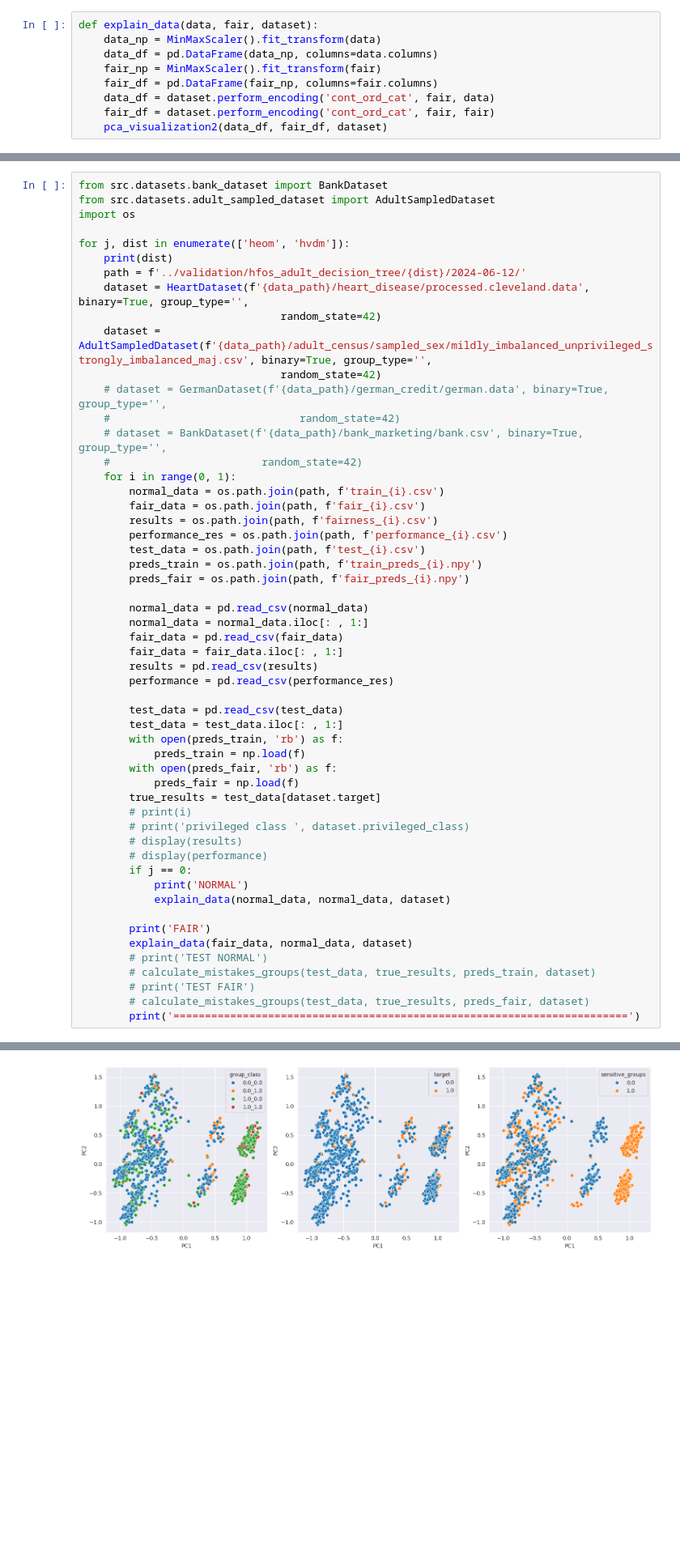
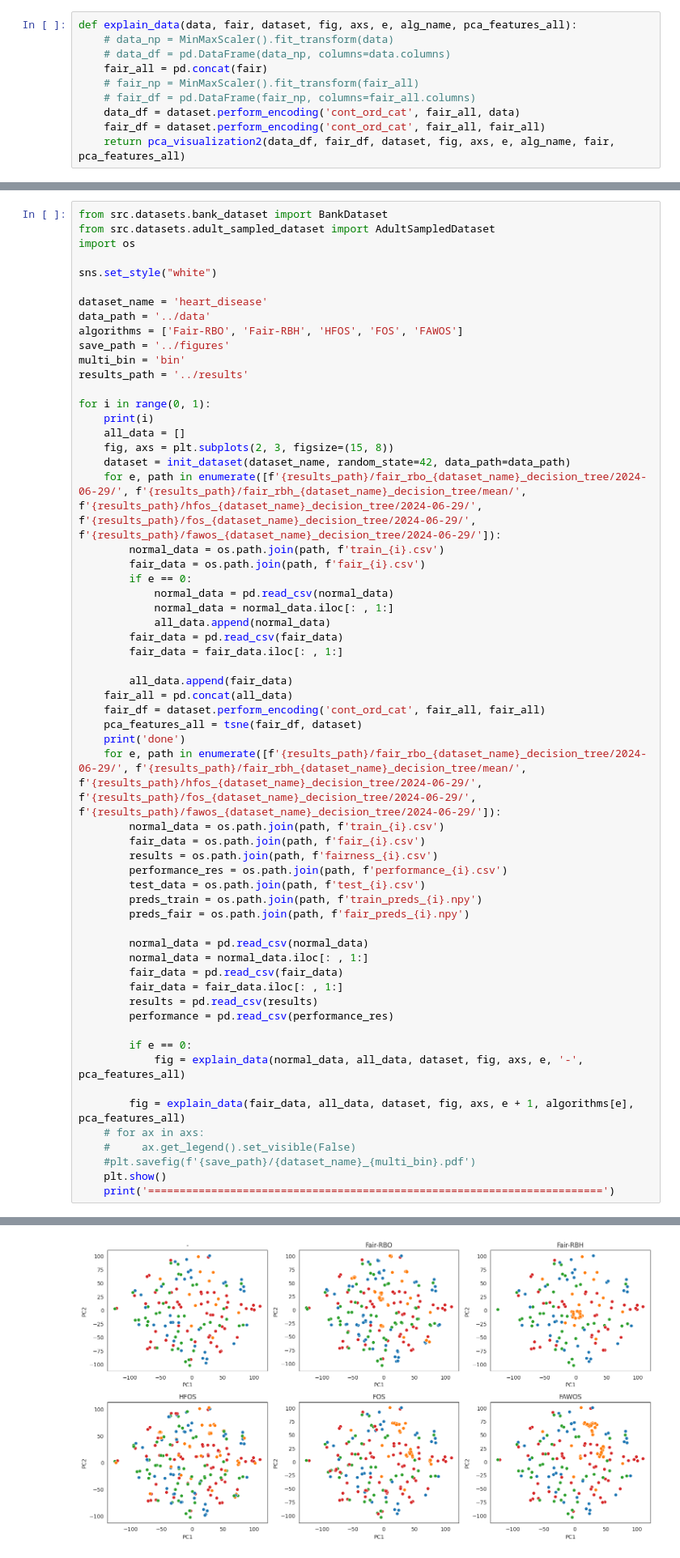
Before and after one commit to annprzy/fair_rbh, a Jupyter notebook: notebooks/data_analysis.ipynb, the cells around one changed output, grey strips where cells are left out. Shown at 81% size. Drawn from its saved outputs; the diff is of its cells as text; blank space fills up the shorter version.

```diff
--- a/notebooks/data_analysis.ipynb
+++ b/notebooks/data_analysis.ipynb
@@ -98,12 +122,13 @@ def pca_visualization2(data, fair, dataset):
 # %%
-def explain_data(data, fair, dataset):
-    data_np = MinMaxScaler().fit_transform(data)
-    data_df = pd.DataFrame(data_np, columns=data.columns)
-    fair_np = MinMaxScaler().fit_transform(fair)
-    fair_df = pd.DataFrame(fair_np, columns=fair.columns)
-    data_df = dataset.perform_encoding('cont_ord_cat', fair, data)
-    fair_df = dataset.perform_encoding('cont_ord_cat', fair, fair)
-    pca_visualization2(data_df, fair_df, dataset)
+def explain_data(data, fair, dataset, fig, axs, e, alg_name, pca_features_all):
+    # data_np = MinMaxScaler().fit_transform(data)
+    # data_df = pd.DataFrame(data_np, columns=data.columns)
+    fair_all = pd.concat(fair)
+    # fair_np = MinMaxScaler().fit_transform(fair_all)
+    # fair_df = pd.DataFrame(fair_np, columns=fair_all.columns)
+    data_df = dataset.perform_encoding('cont_ord_cat', fair_all, data)
+    fair_df = dataset.perform_encoding('cont_ord_cat', fair_all, fair_all)
+    return pca_visualization2(data_df, fair_df, dataset, fig, axs, e, alg_name, fair, pca_features_all)
 # %%
 def calculate_mistakes_groups(test_data, y_test, y_pred, dataset):
     features, sensitive, target = get_features_groups_target(test_data, dataset)
@@ -122,18 +147,36 @@ from src.datasets.bank_dataset import BankDataset
 from src.datasets.adult_sampled_dataset import AdultSampledDataset
 import os
 
-for j, dist in enumerate(['heom', 'hvdm']):
-    print(dist)
-    path = f'../validation/hfos_adult_decision_tree/{dist}/2024-06-12/'
-    dataset = HeartDataset(f'{data_path}/heart_disease/processed.cleveland.data', binary=True, group_type='',
-                                random_state=42)
-    dataset = AdultSampledDataset(f'{data_path}/adult_census/sampled_sex/mildly_imbalanced_unprivileged_strongly_imbalanced_maj.csv', binary=True, group_type='',
-                                random_state=42)
-    # dataset = GermanDataset(f'{data_path}/german_credit/german.data', binary=True, group_type='',
-    #                              random_state=42)
-    # dataset = BankDataset(f'{data_path}/bank_marketing/bank.csv', binary=True, group_type='',
-    #                        random_state=42)
-    for i in range(0, 1):
+sns.set_style("white")
+
+dataset_name = 'heart_disease'
+data_path = '../data'
+algorithms = ['Fair-RBO', 'Fair-RBH', 'HFOS', 'FOS', 'FAWOS']
+save_path = '../figures'
+multi_bin = 'bin'
+results_path = '../results'
+
+for i in range(0, 1):
+    print(i)
+    all_data = []
+    fig, axs = plt.subplots(2, 3, figsize=(15, 8))
+    dataset = init_dataset(dataset_name, random_state=42, data_path=data_path)
+    for e, path in enumerate([f'{results_path}/fair_rbo_{dataset_name}_decision_tree/2024-06-29/', f'{results_path}/fair_rbh_{dataset_name}_decision_tree/mean/', f'{results_path}/hfos_{dataset_name}_decision_tree/2024-06-29/', f'{results_path}/fos_{dataset_name}_decision_tree/2024-06-29/', f'{results_path}/fawos_{dataset_name}_decision_tree/2024-06-29/']):
+        normal_data = os.path.join(path, f'train_{i}.csv')
+        fair_data = os.path.join(path, f'fair_{i}.csv')
+        if e == 0:
+            normal_data = pd.read_csv(normal_data)
+            normal_data = normal_data.iloc[: , 1:]
+            all_data.append(normal_data)
+        fair_data = pd.read_csv(fair_data)
+        fair_data = fair_data.iloc[: , 1:]
+
+        all_data.append(fair_data)
+    fair_all = pd.concat(all_data)
+    fair_df = dataset.perform_encoding('cont_ord_cat', fair_all, fair_all)
+    pca_features_all = tsne(fair_df, dataset)
+    print('done')
+    for e, path in enumerate([f'{results_path}/fair_rbo_{dataset_name}_decision_tree/2024-06-29/', f'{results_path}/fair_rbh_{dataset_name}_decision_tree/mean/', f'{results_path}/hfos_{dataset_name}_decision_tree/2024-06-29/', f'{results_path}/fos_{dataset_name}_decision_tree/2024-06-29/', f'{results_path}/fawos_{dataset_name}_decision_tree/2024-06-29/']):
         normal_data = os.path.join(path, f'train_{i}.csv')
         fair_data = os.path.join(path, f'fair_{i}.csv')
         results = os.path.join(path, f'fairness_{i}.csv')
@@ -149,26 +192,13 @@ for j, dist in enumerate(['heom', 'hvdm']):
         results = pd.read_csv(results)
         performance = pd.read_csv(performance_res)
 
-        test_data = pd.read_csv(test_data)
-        test_data = test_data.iloc[: , 1:]
-        with open(preds_train, 'rb') as f:
-            preds_train = np.load(f)
-        with open(preds_fair, 'rb') as f:
-            preds_fair = np.load(f)
-        true_results = test_data[dataset.target]
-        # print(i)
-        # print('privileged class ', dataset.privileged_class)
-        # display(results)
-        # display(performance)
-        if j == 0:
-            print('NORMAL')
-            explain_data(normal_data, normal_data, dataset)
+        if e == 0:
+            fig = explain_data(normal_data, all_data, dataset, fig, axs, e, '-', pca_features_all)
 
-        print('FAIR')
-        explain_data(fair_data, normal_data, dataset)
-        # print('TEST NORMAL')
-        # calculate_mistakes_groups(test_data, true_results, preds_train, dataset)
-        # print('TEST FAIR')
-        # calculate_mistakes_groups(test_data, true_results, preds_fair, dataset)
-        print('========================================================================')
+        fig = explain_data(fair_data, all_data, dataset, fig, axs, e + 1, algorithms[e], pca_features_all)
+    # for ax in axs:
+    #     ax.get_legend().set_visible(False)
+    #plt.savefig(f'{save_path}/{dataset_name}_{multi_bin}.pdf')
+    plt.show()
+    print('========================================================================')
 # %% [output]
@@ -178 +207 @@ NORMAL
-[figure, old version]
+[figure, new version]
```
Also changed, not shown: parts of 8 cells of this notebook, 37 other files.
